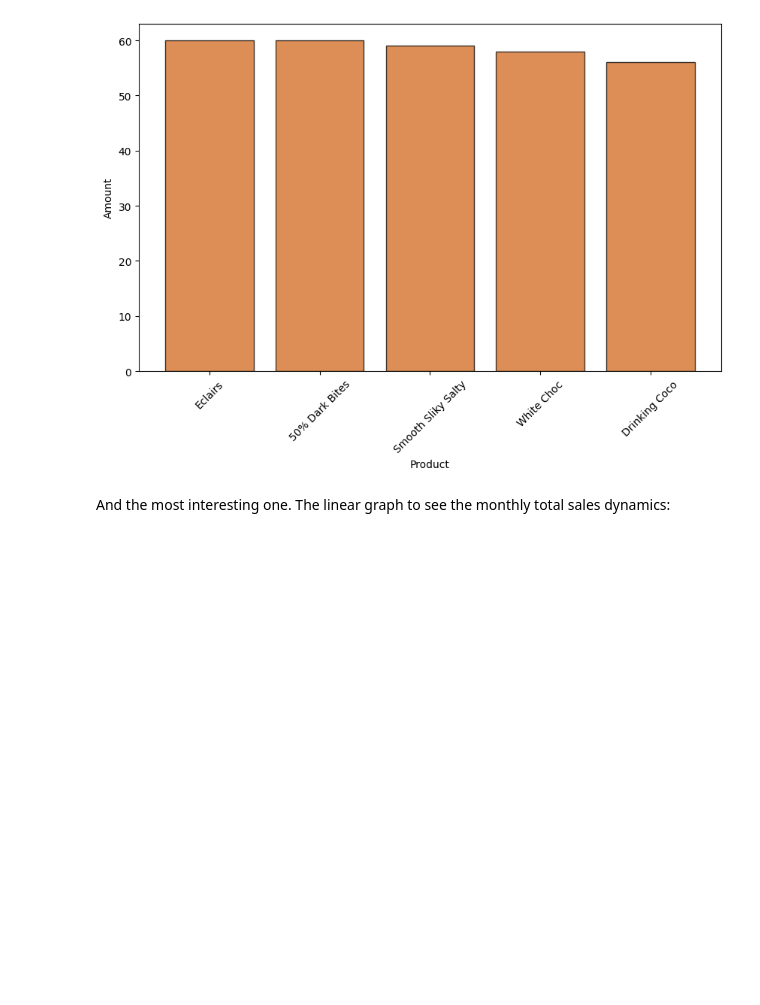
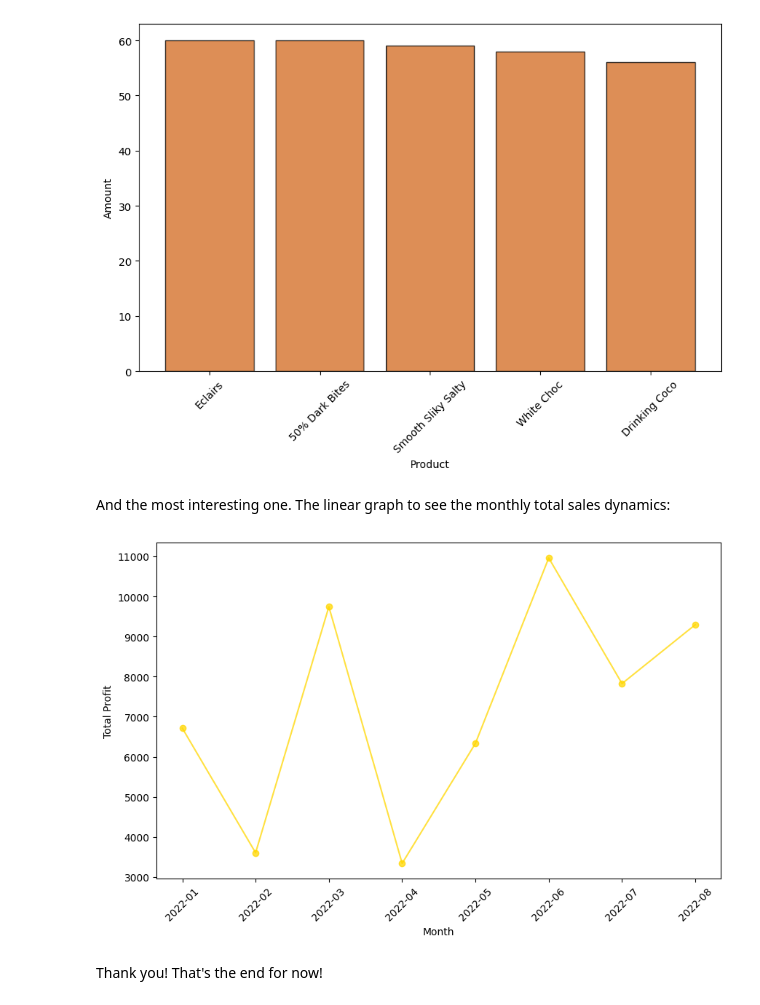
Before and after one commit to ToblerX/csv_analysis, a Jupyter notebook: Chocolate Sales Analysis.ipynb, the cells around one changed output. Saved outputs shown, nothing was run; the diff lists cells and outputs as text; code cells hidden in the pictures; blank space fills up the shorter version.

Commit message:
Linear graph of the total sales per month

```diff
--- a/Chocolate Sales Analysis.ipynb
+++ b/Chocolate Sales Analysis.ipynb
@@ -156,3 +156,14 @@ plt.show()
 [figure]
 # %% [markdown]
 And the most interesting one. The linear graph to see the monthly total sales dynamics:
+# %%
+plt.figure(figsize = (10,6))
+plt.plot(monthly_profit.index.astype(str), monthly_profit.values, color='gold', alpha = 0.75, marker='o')
+plt.xlabel('Month')
+plt.ylabel('Total Profit')
+plt.xticks(rotation = 45)
+plt.show()
+# %% [output]
+[figure, added]
+# %% [markdown]
+Thank you! That's the end for now!
```
